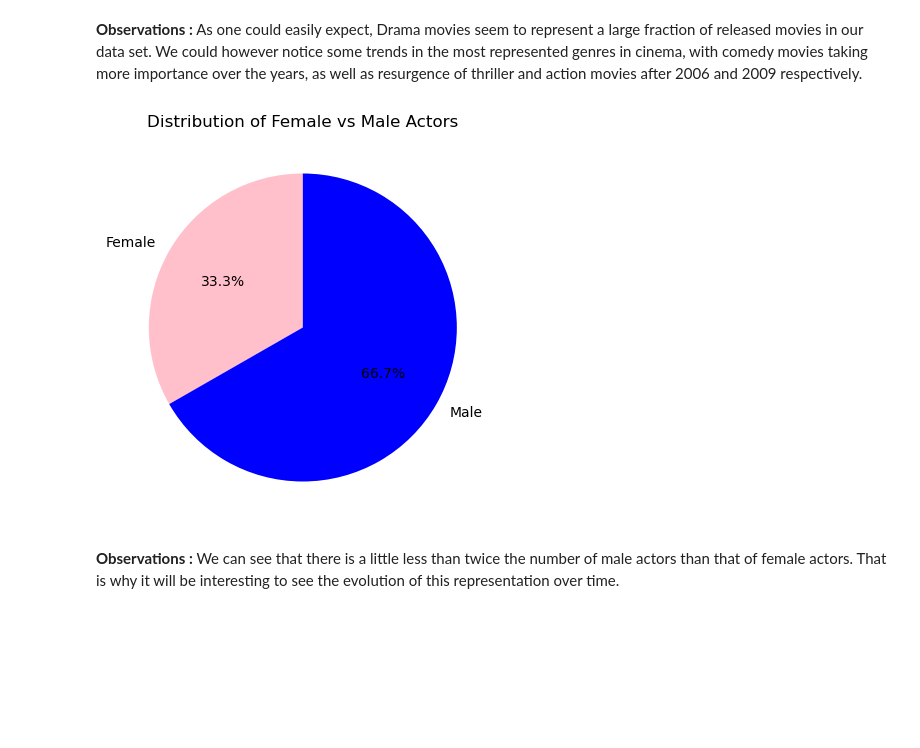
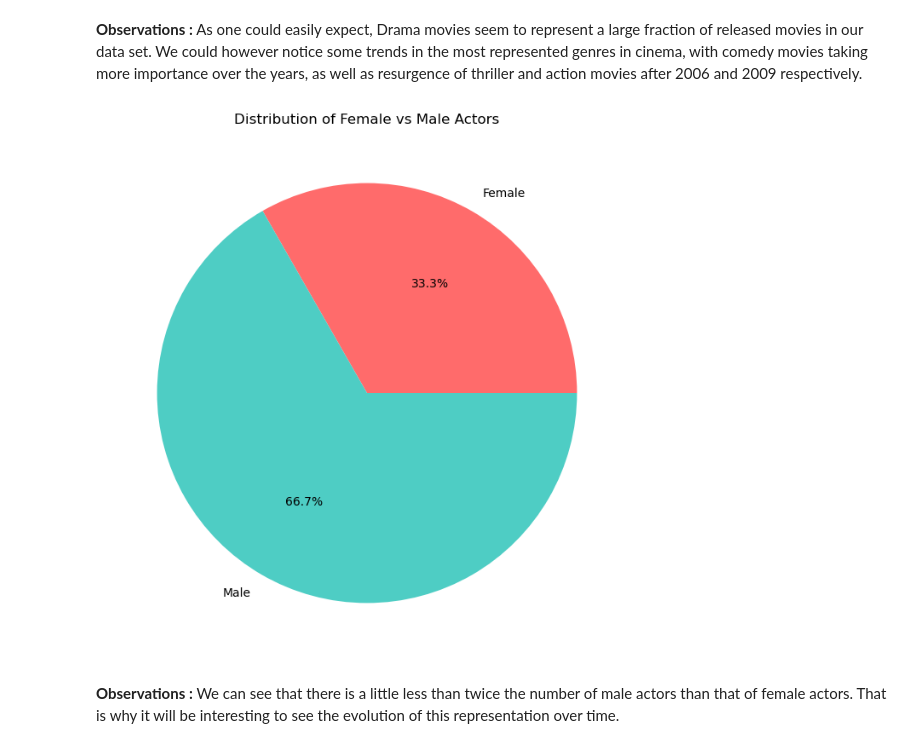
Before and after one commit to epfl-ada/ada-2024-project-insightmasters24, a Jupyter notebook: results.ipynb, the cells around one changed output. Drawn from its saved outputs; the diff is of its cells as text; code cells hidden in the pictures; blank space fills up the shorter version.

```diff
--- a/results.ipynb
+++ b/results.ipynb
@@ -66,9 +66,9 @@ plot_top_genres_by_year(movies_with_characters)
 **Observations :** As one could easily expect, Drama movies seem to represent a large fraction of released movies in our data set. We could however notice some trends in the most represented genres in cinema, with comedy movies taking more importance over the years, as well as resurgence of thriller and action movies after 2006 and 2009 respectively.
 # %%
 # Plot the gender distribution
-plot_gender_distribution(movies_with_characters)
+plot_gender_distribution_pie(movies_with_characters)
 # %% [output]
-[figure, old version]
+[figure, new version]
 # %% [markdown]
 **Observations :** We can see that there is a little less than twice the number of male actors than that of female actors. That is why it will be interesting to see the evolution of this representation over time.
 # %%
```
Also changed, not shown: parts of 4 cells of this notebook, 2 other files.
